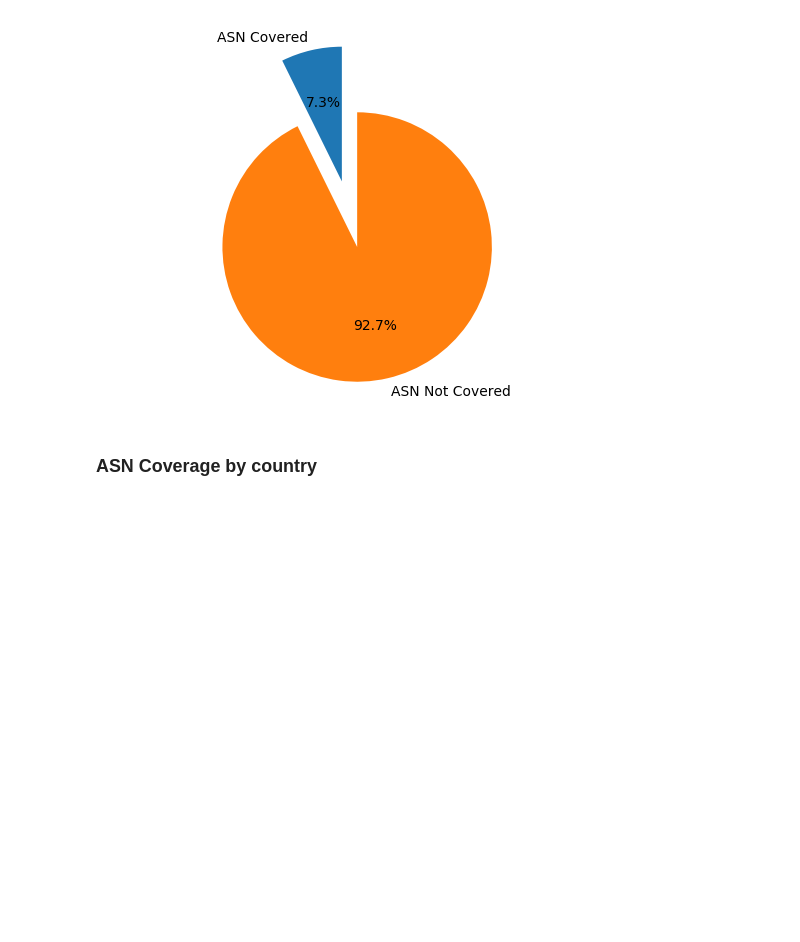
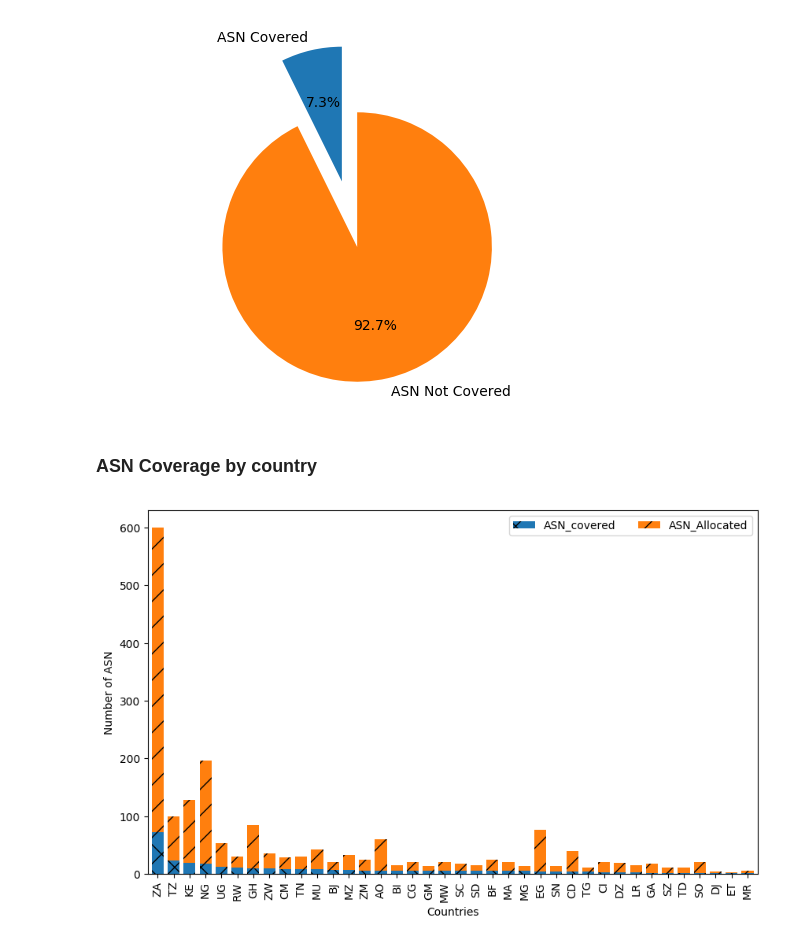
Before and after one commit to AFRINIC-Labs/Africa_Internet_Measurement_Survey, a Jupyter notebook: platforms-africa.ipynb, the cells around one changed output. Cells and saved outputs as stored; diff of their text form; code cells hidden in the pictures; blank space fills up the shorter version.

```diff
--- a/platforms-africa.ipynb
+++ b/platforms-africa.ipynb
@@ -376 +423,17 @@ df['total_allocated'] = df.apply(lambda x: getTotalAllocated(x['cc'], df_allocat
+# %%
+ax = df.plot.bar(x='cc', y=['ASN_covered','ASN_Allocated'], stacked=True, figsize=(10,6), width=0.75)
+plt.ylabel('Number of ASN')
+plt.xlabel('Countries')
+#plt.savefig("../data/plots/percentage_website_local_vs_remote_ordered.pdf", bbox="tight")
+bars = ax.patches
+hatches = ''.join(h*len(df) for h in 'x/O.')
+
+for bar, hatch in zip(bars, hatches):
+    bar.set_hatch(hatch)
+
+ax.legend(bbox_to_anchor=(1, 1), ncol=2)
+plt.savefig("data/plots/covered_asn_distribution_by_cc.pdf", bbox="tight")
+plt.show()
+# %% [output]
+[figure, added]
 # %%
```
Also changed, not shown: parts of 19 cells of this notebook, 4 other files.
